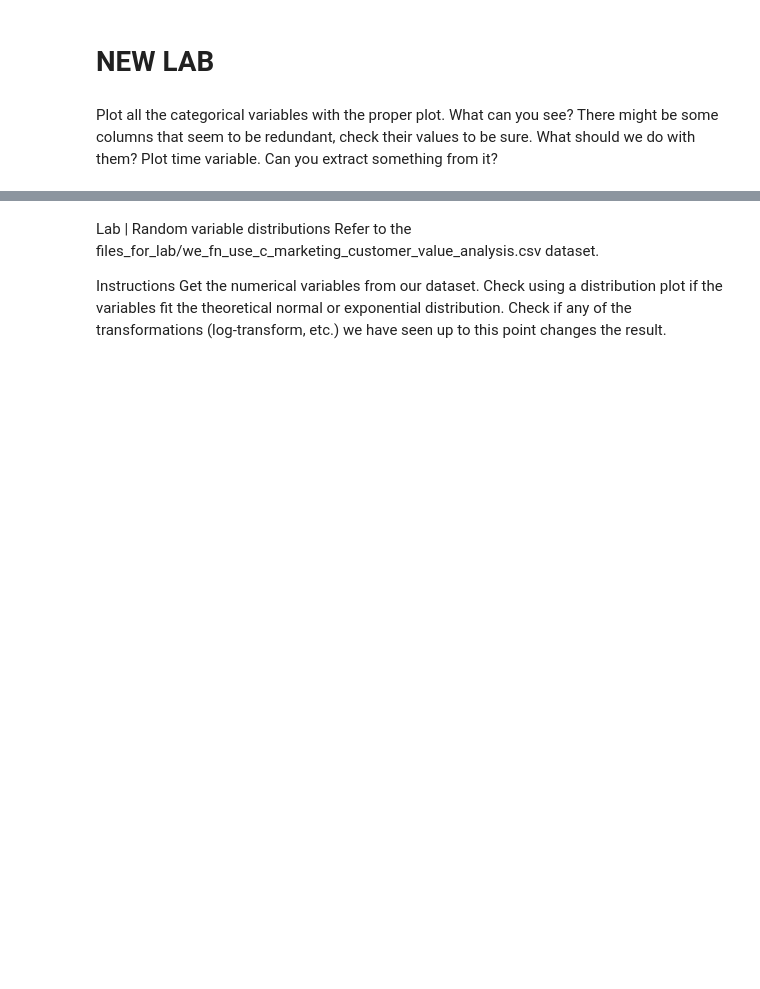
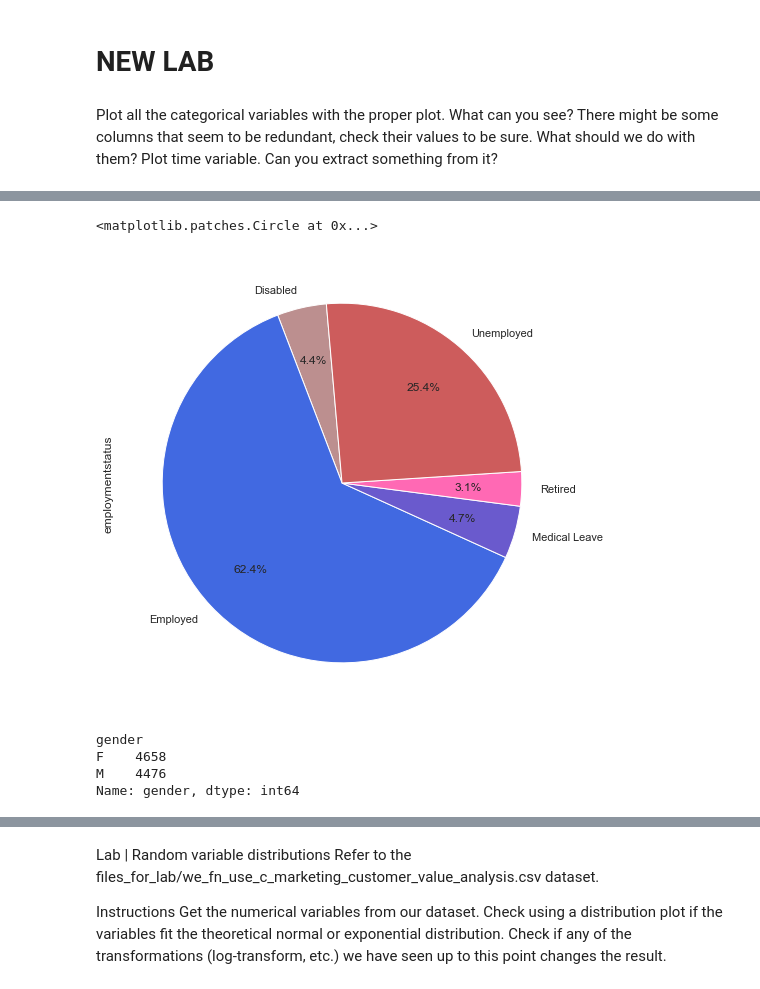
Before and after one commit to mferreiracad/lab-cleaning-numerical-data, a Jupyter notebook: main_notebook.ipynb, the cells around one changed output, grey strips where cells are left out. Saved outputs shown, nothing was run; the diff lists cells and outputs as text; code cells hidden in the pictures; blank space fills up the shorter version.

```diff
--- a/main_notebook.ipynb
+++ b/main_notebook.ipynb
@@ -527,0 +536,18 @@ ax = sns.swarmplot(categorical_df['state'],categorical_df['state'].value_counts(
+# %%
+employment = categorical_df.groupby("employmentstatus")["employmentstatus"].count()
+colors = ['rosybrown','royalblue','slateblue','hotpink','indianred','indigo']
+employment.plot.pie(autopct="%1.1f%%", colors = colors, startangle=95, pctdistance=0.7)
+centre_circle = plt.Circle((1,6),0.3,fc='white')
+fig = plt.gcf()
+fig.gca().add_artist(centre_circle)
+# %% [output]
+<matplotlib.patches.Circle at 0x...>
+[figure, added]
+# %%
+gender = categorical_df.groupby("gender")["gender"].count()
+gender
+# %% [output]
+gender
+F    4658
+M    4476
+Name: gender, dtype: int64
```
Also changed, not shown: parts of 11 cells of this notebook.
